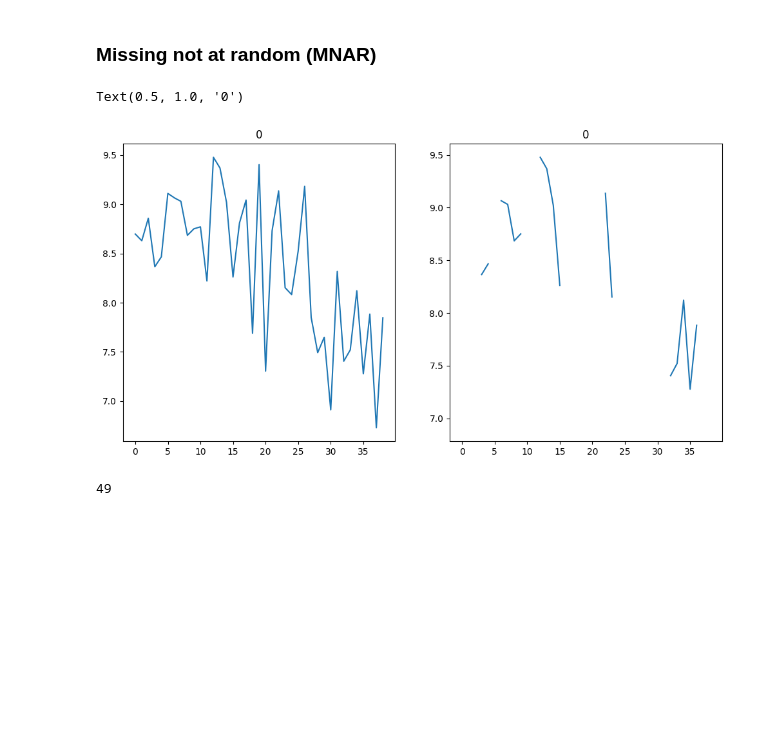
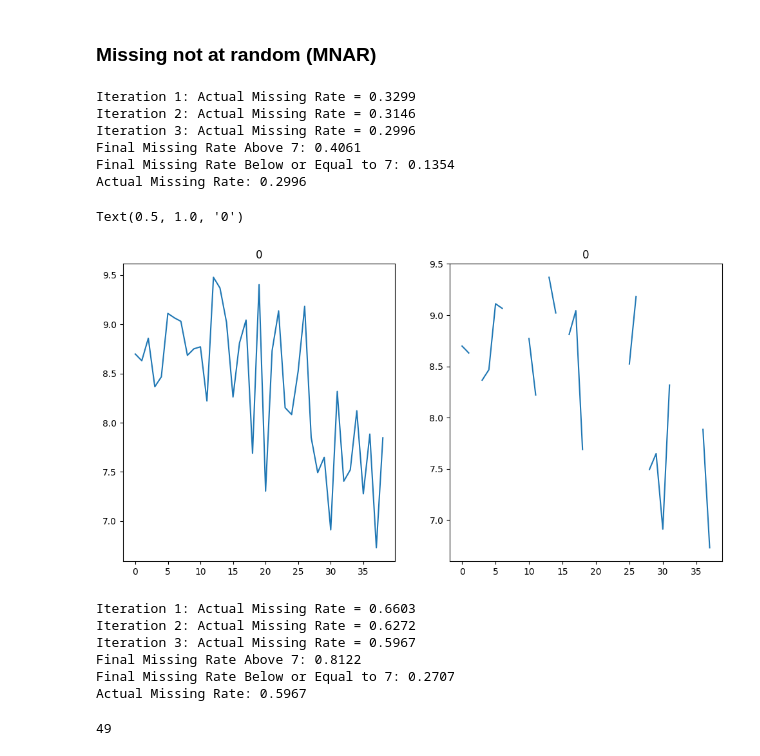
Before and after one commit to jp4147/trend-analysis, a Jupyter notebook: experiment.ipynb, the cells around one changed output. Drawn from its saved outputs; the diff is of its cells as text; code cells hidden in the pictures; blank space fills up the shorter version.

```diff
--- a/experiment.ipynb
+++ b/experiment.ipynb
@@ -150,4 +157,14 @@ with open('datasets/mcar_beta0.1.pickle','wb') as handle:
     pickle.dump(data_miss, handle)
+# %%
+import pickle
+with open('datasets/noise0.6_beta0.1.pickle','rb') as handle:
+    trends_data = pickle.load(handle)
+data_miss = introduce_mcar(copy.deepcopy(trends_data), missing_rate=0.6)
+for key, pat_dat in data_miss.items():
+    time_stamp = np.where(~np.isnan(pat_dat['seq']))[0]
+    pat_dat['timestamps'] = time_stamp
+with open('datasets/mcar0.6_beta0.1.pickle','wb') as handle:
+    pickle.dump(data_miss, handle)
 # %%
 max_len = 0
 for i, d in data_miss.items():
@@ -198,5 +268,18 @@ for key, pat_dat in data_miss.items():
     time_stamp = np.where(~np.isnan(pat_dat['seq']))[0]
     pat_dat['timestamps'] = time_stamp
 # %%
-with open('datasets/mar_beta0.1.pickle','wb') as handle:
+with open('datasets/mar0.3_beta0.1.pickle','wb') as handle:
     pickle.dump(data_miss, handle)
+# %%
+import pickle
+with open('datasets/noise0.6_beta0.1.pickle','rb') as handle:
+    trends_data = pickle.load(handle)
+
+data_miss = introduce_mar(copy.deepcopy(trends_data), target_missing_rate=0.6)
+
+for key, pat_dat in data_miss.items():
+    time_stamp = np.where(~np.isnan(pat_dat['seq']))[0]
+    pat_dat['timestamps'] = time_stamp
+
+with open('datasets/mar0.6_beta0.1.pickle','wb') as handle:
+    pickle.dump(data_miss, handle)
@@ -210,17 +301,3 @@ max_len
 49
 # %% [markdown]
 ### Missing not at random (MNAR)
-# %%
-def introduce_mnar(data, base_rate = 0.3, value_threshold = 8.0, value_factor = 0.10):
-    # mnar includes missingness that is dependent on unobserved variables
-    np.random.seed(111)
-    for patid, values in data.items():
-        seq = values['seq']
-        # if the sequence value is more than the value threshold, increase the missingness
-        missing_rates = np.clip(base_rate + value_factor * np.maximum(seq - value_threshold, 0))
-
-        mask = np.random.rand(len(seq)) > missing_rates
-        seq[~mask] = np.nan
-
-        data[patid]['seq'] = seq
-    return data
@@ -227,21 +364,27 @@ def introduce_mnar(data, base_rate = 0.3, value_threshold = 8.0, value_factor =
 # %%
 import pickle
 with open('datasets/noise0.6_beta0.1.pickle','rb') as handle:
     trends_data = pickle.load(handle)
 
-data_miss = introduce_mar(copy.deepcopy(trends_data))
+data_miss = introduce_mnar(copy.deepcopy(trends_data))
 
 # miss = 0.1
 i = 70
 fig, axes = plt.subplots(1, 2, figsize=(12, 6))
 axes[0].plot(trends_data[i]['seq'])
 axes[0].set_title(trends_data[i]['label'])
 
 axes[1].plot(data_miss[i]['seq'])
 axes[1].set_title(data_miss[i]['label'])
 # %% [output]
-Text(0.5, 1.0, '0')
+Iteration 1: Actual Missing Rate = 0.3299
+Iteration 2: Actual Missing Rate = 0.3146
+Iteration 3: Actual Missing Rate = 0.2996
+Final Missing Rate Above 7: 0.4061
+Final Missing Rate Below or Equal to 7: 0.1354
+Actual Missing Rate: 0.2996
+Text(0.5, 1.0, '0')
-[figure, old version]
+[figure, new version]
 # %%
 for key, pat_dat in data_miss.items():
     time_stamp = np.where(~np.isnan(pat_dat['seq']))[0]
@@ -251,4 +394,23 @@ with open('datasets/mnar_beta0.1.pickle','wb') as handle:
     pickle.dump(data_miss, handle)
+# %%
+import pickle
+with open('datasets/noise0.6_beta0.1.pickle','rb') as handle:
+    trends_data = pickle.load(handle)
+
+data_miss = introduce_mnar(copy.deepcopy(trends_data), target_missing_rate=0.6)
+for key, pat_dat in data_miss.items():
+    time_stamp = np.where(~np.isnan(pat_dat['seq']))[0]
+    pat_dat['timestamps'] = time_stamp
+
+with open('datasets/mnar0.6_beta0.1.pickle','wb') as handle:
+    pickle.dump(data_miss, handle)
+# %% [output]
+Iteration 1: Actual Missing Rate = 0.6603
+Iteration 2: Actual Missing Rate = 0.6272
+Iteration 3: Actual Missing Rate = 0.5967
+Final Missing Rate Above 7: 0.8122
+Final Missing Rate Below or Equal to 7: 0.2707
+Actual Missing Rate: 0.5967
 # %%
 max_len = 0
 for i, d in data_miss.items():
```
Also changed, not shown: parts of 10 cells of this notebook, 2 other files.
